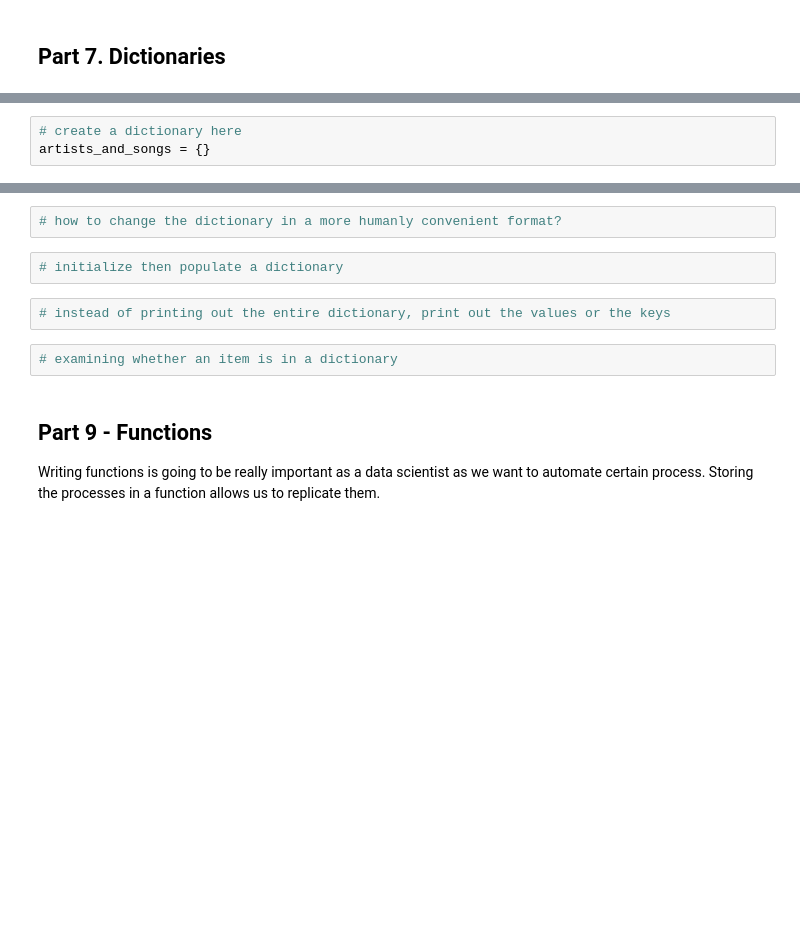
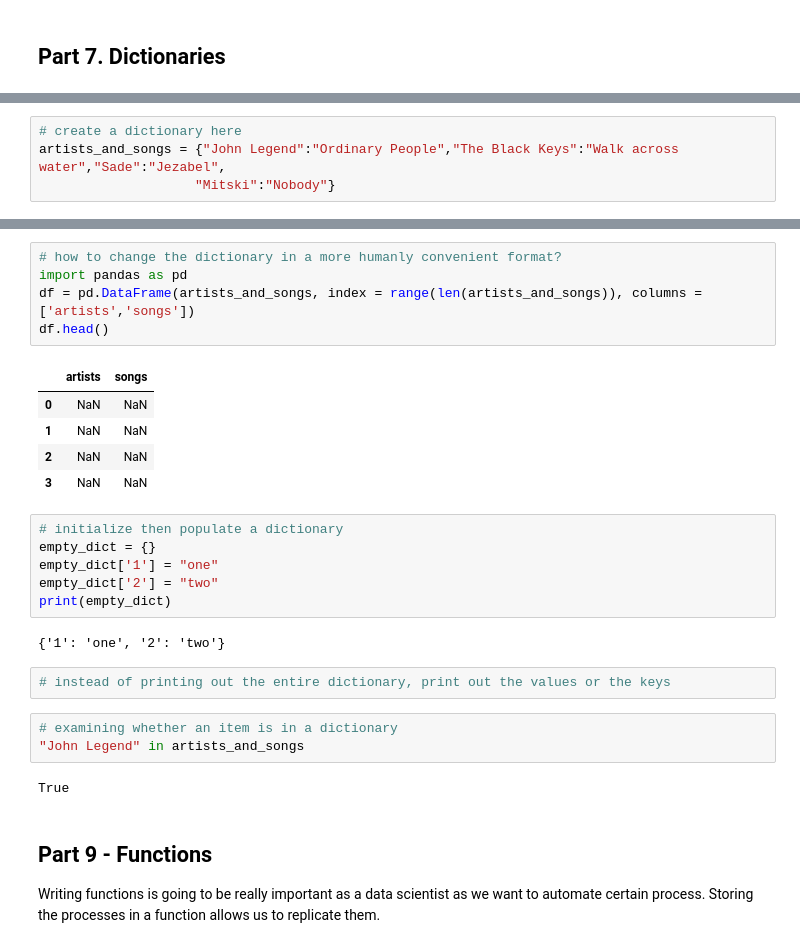
Before and after one commit to learn-co-students/nyc-mhtn-ds-082619-lectures, a Jupyter notebook: Mod_1/ProgrammingFundamentalsI.ipynb, the cells around one changed output, grey strips where cells are left out. Cells and saved outputs as stored; diff of their text form; blank space fills up the shorter version.

```diff
--- a/Mod_1/ProgrammingFundamentalsI.ipynb
+++ b/Mod_1/ProgrammingFundamentalsI.ipynb
@@ -273,4 +424,5 @@ __Mutable vs Immutable?__
 # %%
 # create a dictionary here
-artists_and_songs = {}
+artists_and_songs = {"John Legend":"Ordinary People","The Black Keys":"Walk across water","Sade":"Jezabel",
+                    "Mitski":"Nobody"}
 # %%
@@ -282,11 +451,29 @@ artists_and_songs = {}
 # %%
 # how to change the dictionary in a more humanly convenient format?
+import pandas as pd
+df = pd.DataFrame(artists_and_songs, index = range(len(artists_and_songs)), columns = ['artists','songs'])
+df.head()
+# %% [output]
+|  | artists | songs |
+| 0 | NaN | NaN |
+| 1 | NaN | NaN |
+| 2 | NaN | NaN |
+| 3 | NaN | NaN |
 # %%
 # initialize then populate a dictionary
+empty_dict = {}
+empty_dict['1'] = "one"
+empty_dict['2'] = "two"
+print(empty_dict)
+# %% [output]
+{'1': 'one', '2': 'two'}
 # %%
 # instead of printing out the entire dictionary, print out the values or the keys
 # %%
 # examining whether an item is in a dictionary
+"John Legend" in artists_and_songs
+# %% [output]
+True
 # %% [markdown]
 ## Part 9 - Functions
 Writing functions is going to be really important as a data scientist as we want to automate certain process. Storing the processes in a function allows us to replicate them.
```
Also changed, not shown: parts of 68 cells of this notebook, 1 other file.
